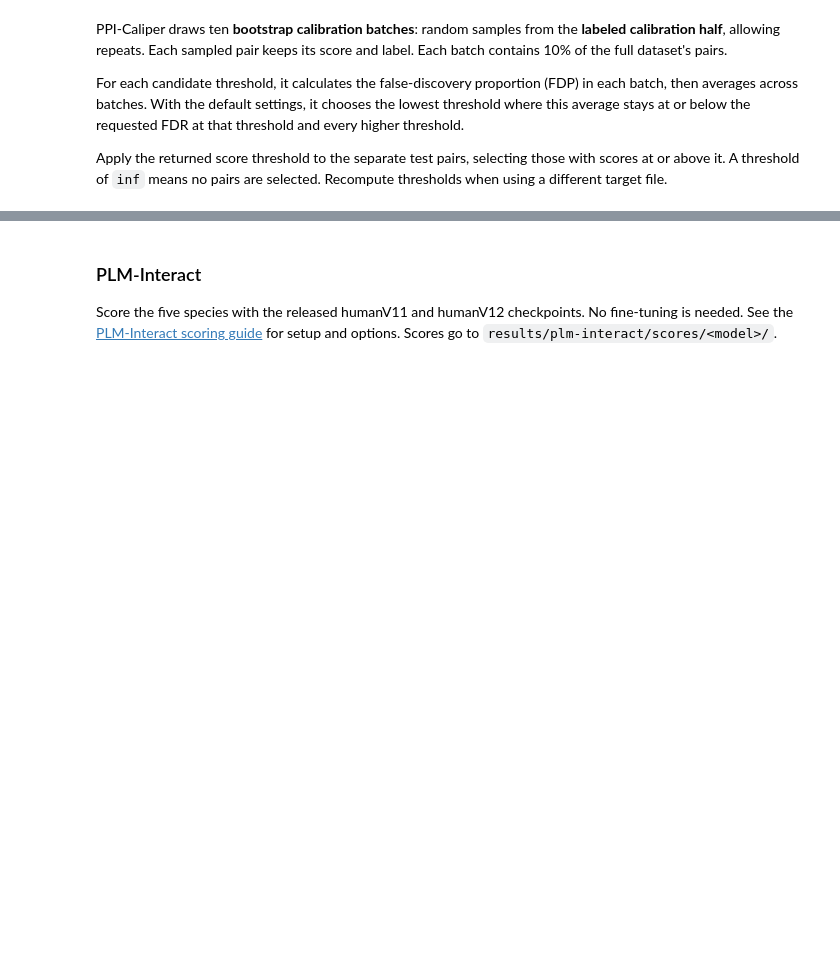
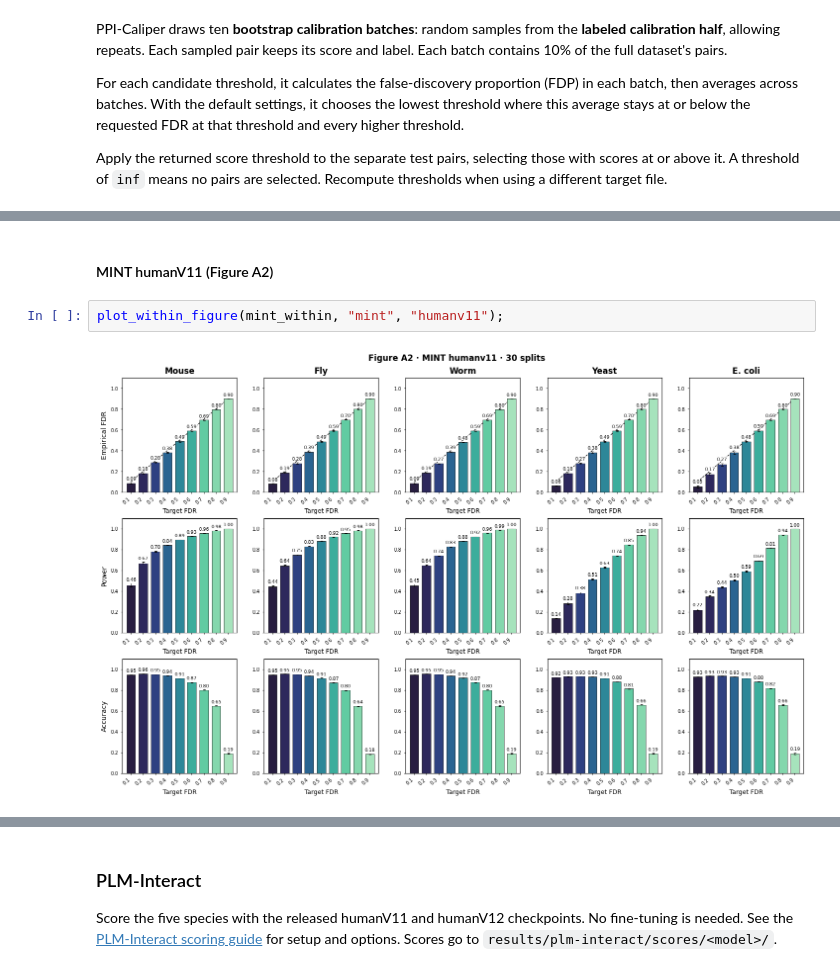
Before and after one commit to batmen-lab/PPI-Caliper, a Jupyter notebook: tutorials/tutorial.ipynb, the cells around one changed output, grey strips where cells are left out. Saved outputs shown, nothing was run; the diff lists cells and outputs as text; blank space fills up the shorter version.

```diff
--- a/tutorials/tutorial.ipynb
+++ b/tutorials/tutorial.ipynb
@@ -221,0 +209,6 @@ show_plot(plot_heatmap(transfer_results, classification_metrics), "transfer_fdp_
+# %% [markdown]
+#### MINT humanV11 (Figure A2)
+# %%
+plot_within_figure(mint_within, "mint", "humanv11");
+# %% [output]
+[figure, added]
```
Also changed, not shown: parts of 41 cells of this notebook, 20 other files.
